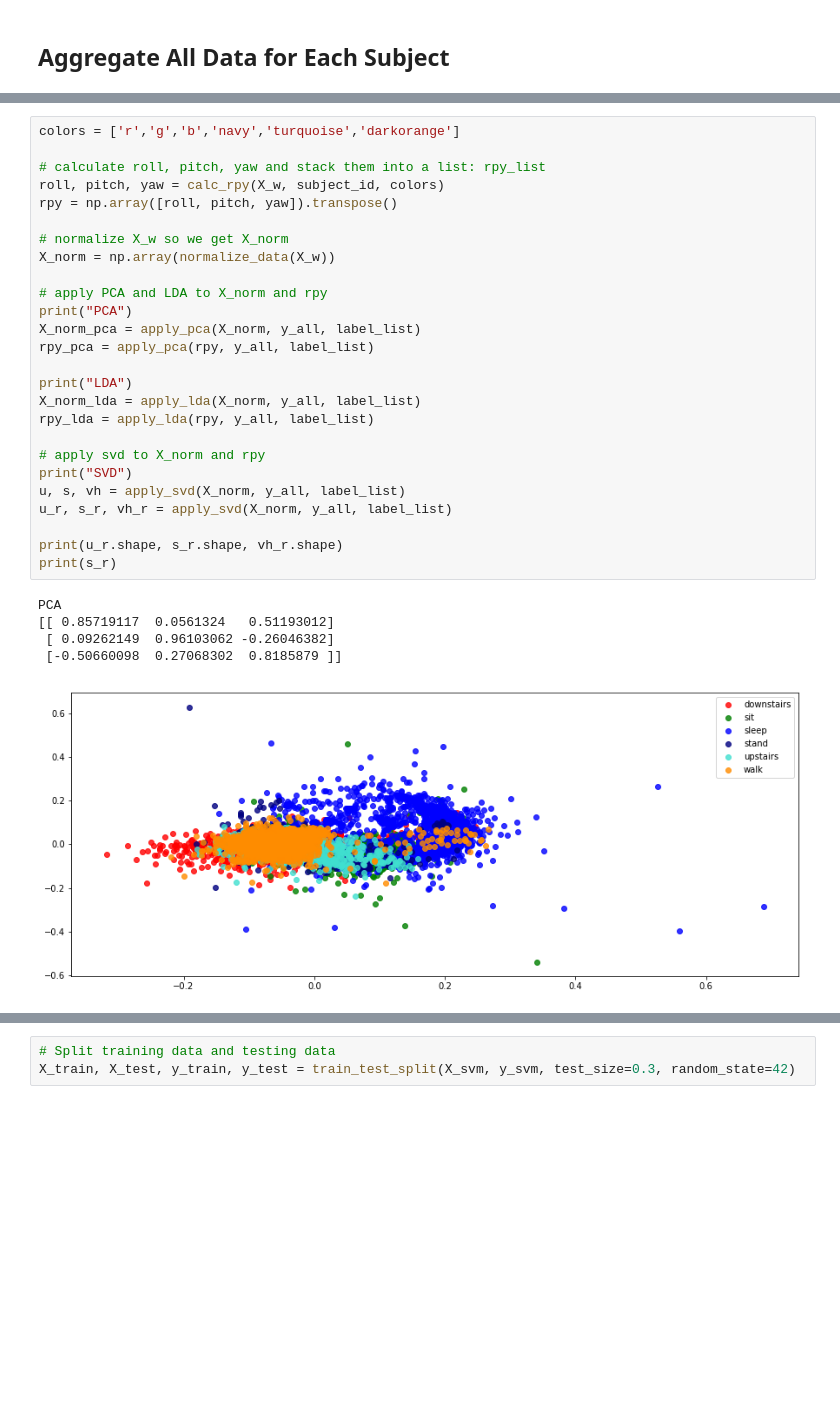
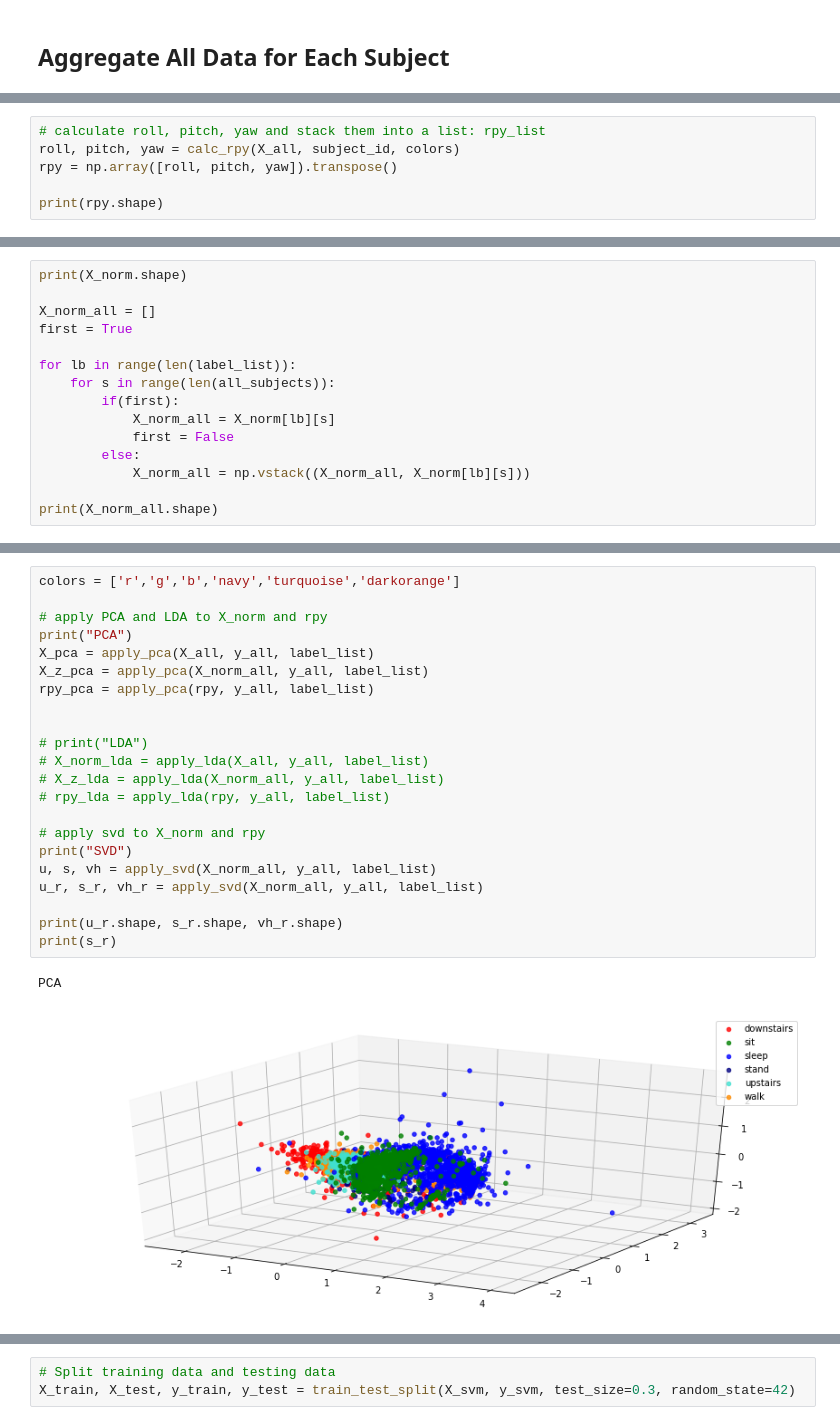
Before and after one commit to indykorpong/activity_classifier, a Jupyter notebook: DDC_run.ipynb, the cells around one changed output, grey strips where cells are left out. Drawn from its saved outputs; the diff is of its cells as text; blank space fills up the shorter version.

```diff
--- a/DDC_run.ipynb
+++ b/DDC_run.ipynb
@@ -1009,0 +800,6 @@ X_w = np.array(wavelet_output)
+# %%
+# calculate roll, pitch, yaw and stack them into a list: rpy_list
+roll, pitch, yaw = calc_rpy(X_all, subject_id, colors)
+rpy = np.array([roll, pitch, yaw]).transpose()
+
+print(rpy.shape)
@@ -1009,0 +808,15 @@ X_w = np.array(wavelet_output)
+# %%
+print(X_norm.shape)
+
+X_norm_all = []
+first = True
+
+for lb in range(len(label_list)):
+    for s in range(len(all_subjects)):
+        if(first):
+            X_norm_all = X_norm[lb][s]
+            first = False
+        else:
+            X_norm_all = np.vstack((X_norm_all, X_norm[lb][s]))
+
+print(X_norm_all.shape)
@@ -1010,32 +826,25 @@ X_w = np.array(wavelet_output)
 # %%
 colors = ['r','g','b','navy','turquoise','darkorange']
 
-# calculate roll, pitch, yaw and stack them into a list: rpy_list
-roll, pitch, yaw = calc_rpy(X_w, subject_id, colors)
-rpy = np.array([roll, pitch, yaw]).transpose()
-
-# normalize X_w so we get X_norm
-X_norm = np.array(normalize_data(X_w))
-
 # apply PCA and LDA to X_norm and rpy
 print("PCA")
-X_norm_pca = apply_pca(X_norm, y_all, label_list)
+X_pca = apply_pca(X_all, y_all, label_list)
+X_z_pca = apply_pca(X_norm_all, y_all, label_list)
 rpy_pca = apply_pca(rpy, y_all, label_list)
 
-print("LDA")
-X_norm_lda = apply_lda(X_norm, y_all, label_list)
-rpy_lda = apply_lda(rpy, y_all, label_list)
+
+# print("LDA")
+# X_norm_lda = apply_lda(X_all, y_all, label_list)
+# X_z_lda = apply_lda(X_norm_all, y_all, label_list)
+# rpy_lda = apply_lda(rpy, y_all, label_list)
 
 # apply svd to X_norm and rpy
 print("SVD")
-u, s, vh = apply_svd(X_norm, y_all, label_list)
-u_r, s_r, vh_r = apply_svd(X_norm, y_all, label_list)
+u, s, vh = apply_svd(X_norm_all, y_all, label_list)
+u_r, s_r, vh_r = apply_svd(X_norm_all, y_all, label_list)
 
 print(u_r.shape, s_r.shape, vh_r.shape)
 print(s_r)
 # %% [output]
 PCA
-[[ 0.85719117  0.0561324   0.51193012]
- [ 0.09262149  0.96103062 -0.26046382]
- [-0.50660098  0.27068302  0.8185879 ]]
-[figure, old version]
+[figure, new version]
```
Also changed, not shown: parts of 62 cells of this notebook, 8 other files.
